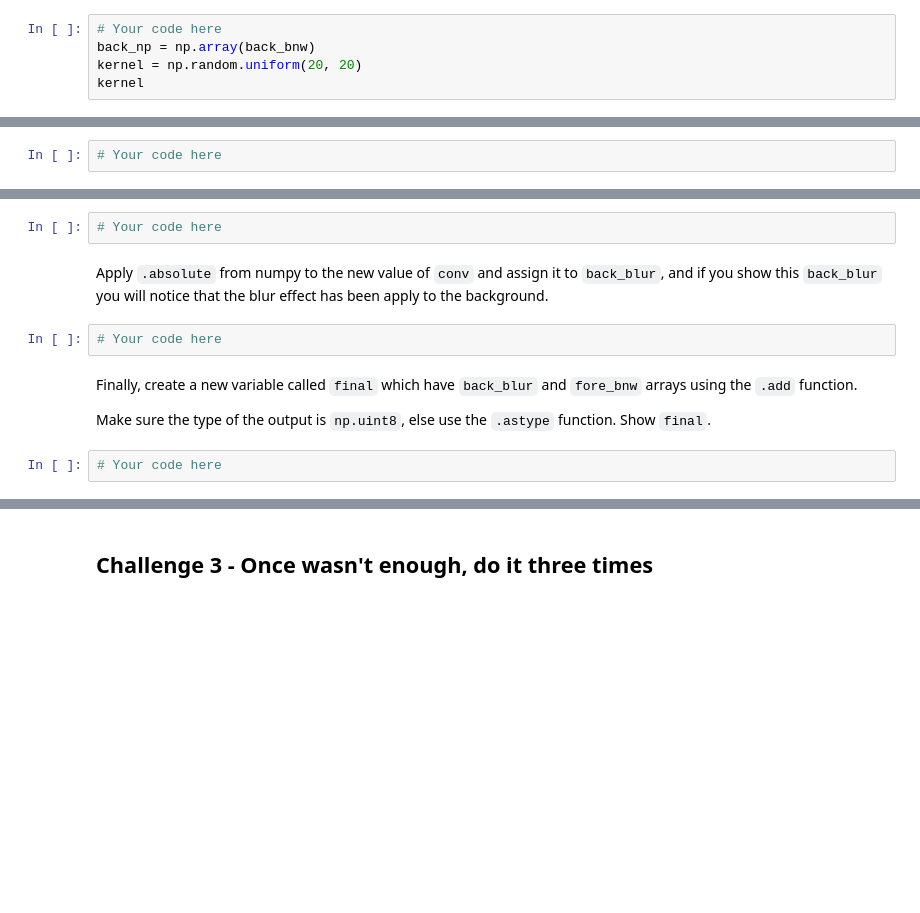
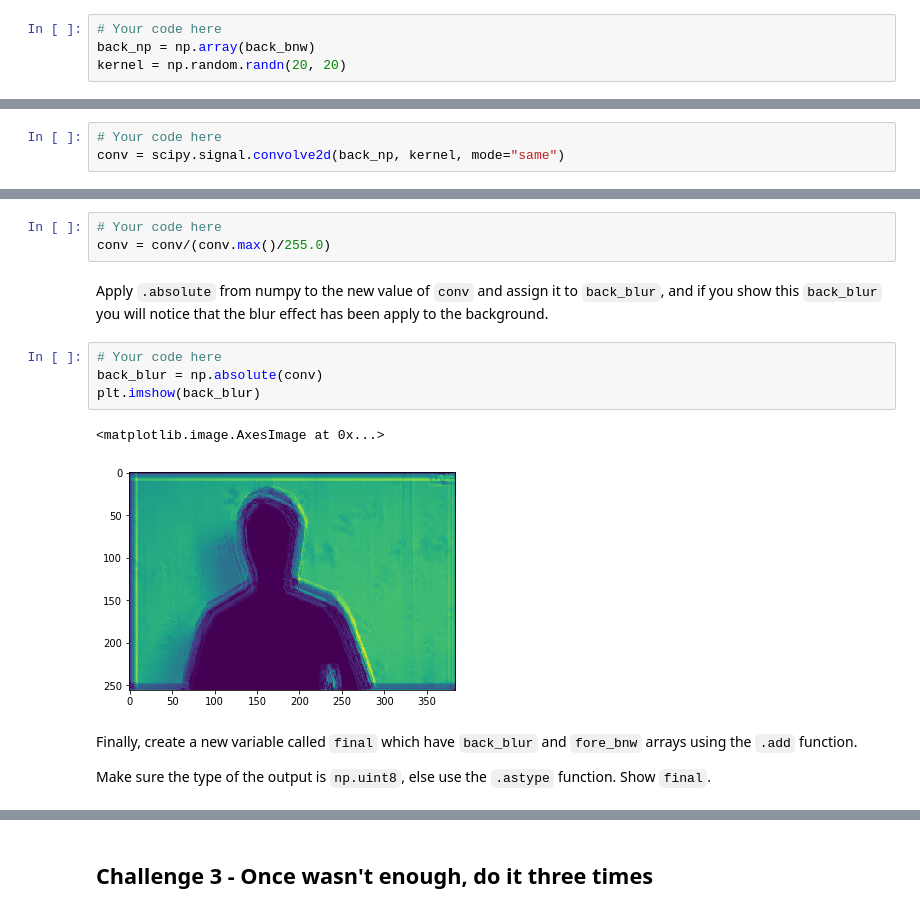
Before and after one commit to blancalluch/ImageSegmentation, a Jupyter notebook: main.ipynb, the cells around one changed output, grey strips where cells are left out. Cells and saved outputs as stored; diff of their text form; blank space fills up the shorter version.

```diff
--- a/main.ipynb
+++ b/main.ipynb
@@ -115,5 +115,4 @@ And create a 2d matrix with random values of size 20x20 uniformly distributed an
 # %%
 # Your code here
 back_np = np.array(back_bnw)
-kernel = np.random.uniform(20, 20)
-kernel
+kernel = np.random.randn(20, 20)
@@ -125,17 +122,22 @@ Now you must use `signal.convolve2d` from scipy and pass the array image (`back_
 *Hint: use mode='same' in order to get an array with the same size as the input one.*
 # %%
 # Your code here
+conv = scipy.signal.convolve2d(back_np, kernel, mode="same")
 # %% [markdown]
 Now you must operate with `conv` in order to have their values between 0 and 255.
 # %%
 # Your code here
+conv = conv/(conv.max()/255.0)
 # %% [markdown]
 Apply `.absolute` from numpy to the new value of `conv` and assign it to `back_blur`, and if you show this `back_blur` you will notice that the blur effect has been apply to the background.
 # %%
 # Your code here
+back_blur = np.absolute(conv)
+plt.imshow(back_blur)
+# %% [output]
+<matplotlib.image.AxesImage at 0x...>
+[figure, added]
 # %% [markdown]
 Finally, create a new variable called `final` which have `back_blur` and `fore_bnw` arrays using the `.add` function.
 
 Make sure the type of the output is `np.uint8`, else use the `.astype` function. Show `final`.
-# %%
-# Your code here
```
Also changed, not shown: parts of 8 cells of this notebook.
